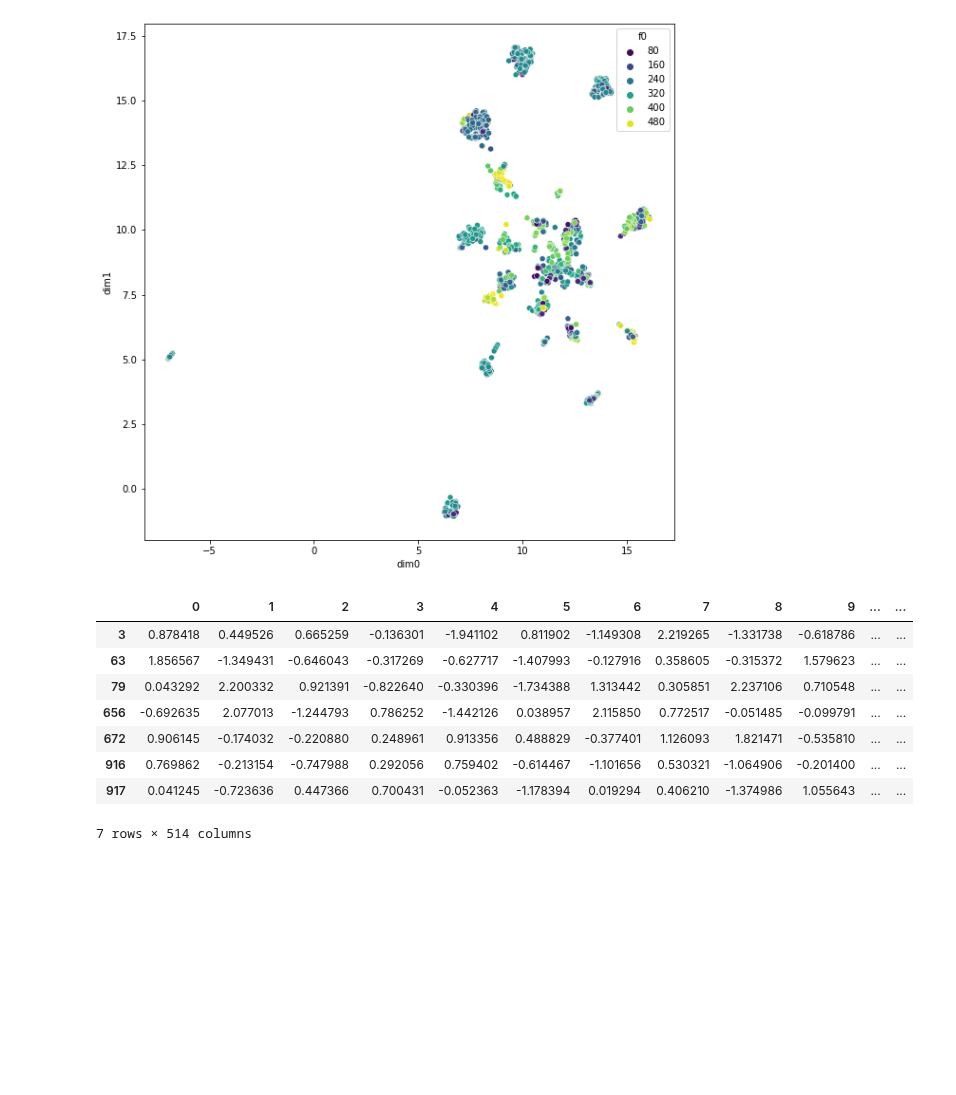
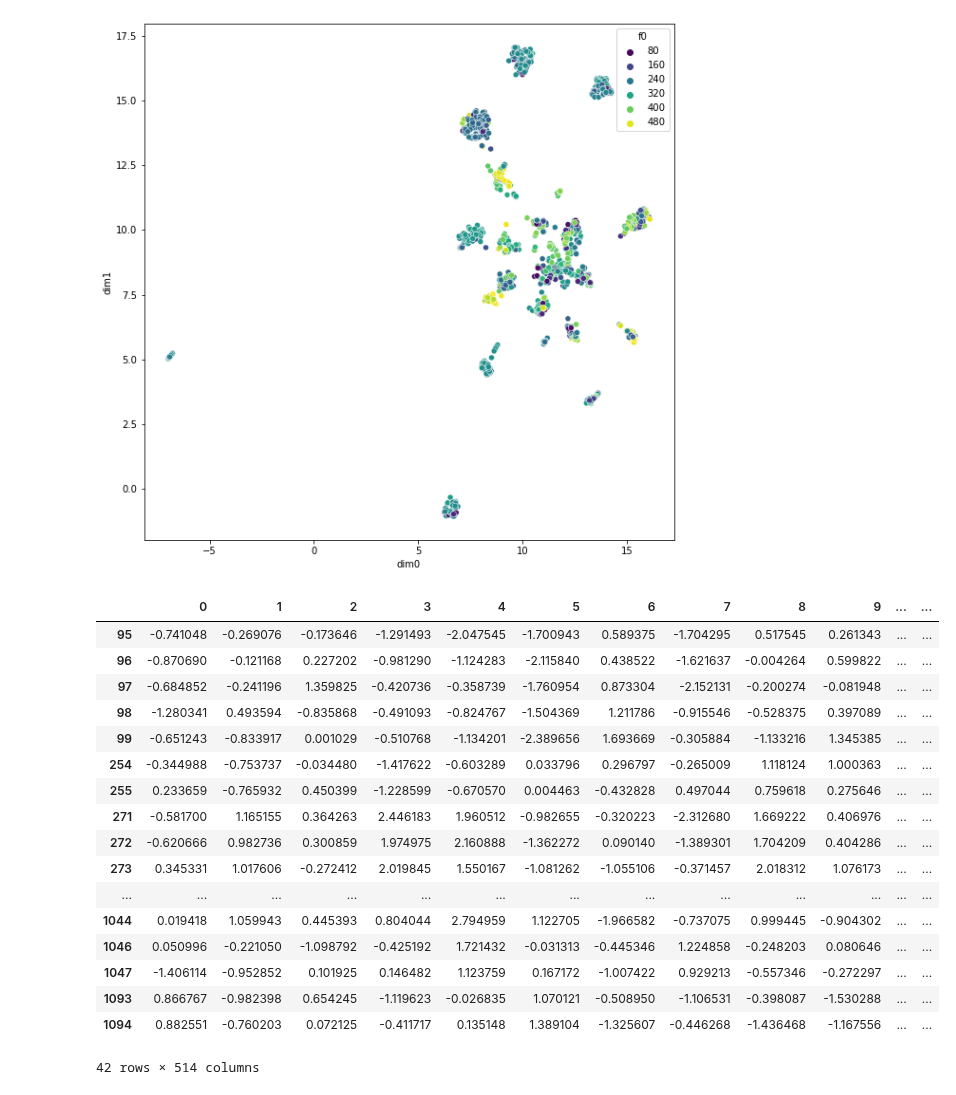
Before and after one commit to Rahul-Brito/infantvoice, a Jupyter notebook: scripts/Sohye Notebook.ipynb, the cells around one changed output. Saved outputs shown, nothing was run; the diff lists cells and outputs as text; code cells hidden in the pictures; blank space fills up the shorter version.

```diff
--- a/scripts/Sohye Notebook.ipynb
+++ b/scripts/Sohye Notebook.ipynb
@@ -227,14 +227,23 @@ sns.scatterplot(x=emb_umap.dim0, y=emb_umap.dim1, hue=emb.f0, palette="viridis")
 <AxesSubplot:xlabel='dim0', ylabel='dim1'>
 [figure]
 # %%
-emb[emb.f0 >1000]
+emb[emb.f0 <100]
 # %% [output]
 |  | 0 | 1 | 2 | 3 | 4 | 5 | 6 | 7 | 8 | 9 | ... | ... |
-| 3 | 0.878418 | 0.449526 | 0.665259 | -0.136301 | -1.941102 | 0.811902 | -1.149308 | 2.219265 | -1.331738 | -0.618786 | ... | ... |
-| 63 | 1.856567 | -1.349431 | -0.646043 | -0.317269 | -0.627717 | -1.407993 | -0.127916 | 0.358605 | -0.315372 | 1.579623 | ... | ... |
-| 79 | 0.043292 | 2.200332 | 0.921391 | -0.822640 | -0.330396 | -1.734388 | 1.313442 | 0.305851 | 2.237106 | 0.710548 | ... | ... |
-| 656 | -0.692635 | 2.077013 | -1.244793 | 0.786252 | -1.442126 | 0.038957 | 2.115850 | 0.772517 | -0.051485 | -0.099791 | ... | ... |
-| 672 | 0.906145 | -0.174032 | -0.220880 | 0.248961 | 0.913356 | 0.488829 | -0.377401 | 1.126093 | 1.821471 | -0.535810 | ... | ... |
-| 916 | 0.769862 | -0.213154 | -0.747988 | 0.292056 | 0.759402 | -0.614467 | -1.101656 | 0.530321 | -1.064906 | -0.201400 | ... | ... |
-| 917 | 0.041245 | -0.723636 | 0.447366 | 0.700431 | -0.052363 | -1.178394 | 0.019294 | 0.406210 | -1.374986 | 1.055643 | ... | ... |
+| 95 | -0.741048 | -0.269076 | -0.173646 | -1.291493 | -2.047545 | -1.700943 | 0.589375 | -1.704295 | 0.517545 | 0.261343 | ... | ... |
+| 96 | -0.870690 | -0.121168 | 0.227202 | -0.981290 | -1.124283 | -2.115840 | 0.438522 | -1.621637 | -0.004264 | 0.599822 | ... | ... |
+| 97 | -0.684852 | -0.241196 | 1.359825 | -0.420736 | -0.358739 | -1.760954 | 0.873304 | -2.152131 | -0.200274 | -0.081948 | ... | ... |
+| 98 | -1.280341 | 0.493594 | -0.835868 | -0.491093 | -0.824767 | -1.504369 | 1.211786 | -0.915546 | -0.528375 | 0.397089 | ... | ... |
+| 99 | -0.651243 | -0.833917 | 0.001029 | -0.510768 | -1.134201 | -2.389656 | 1.693669 | -0.305884 | -1.133216 | 1.345385 | ... | ... |
+| 254 | -0.344988 | -0.753737 | -0.034480 | -1.417622 | -0.603289 | 0.033796 | 0.296797 | -0.265009 | 1.118124 | 1.000363 | ... | ... |
+| 255 | 0.233659 | -0.765932 | 0.450399 | -1.228599 | -0.670570 | 0.004463 | -0.432828 | 0.497044 | 0.759618 | 0.275646 | ... | ... |
+| 271 | -0.581700 | 1.165155 | 0.364263 | 2.446183 | 1.960512 | -0.982655 | -0.320223 | -2.312680 | 1.669222 | 0.406976 | ... | ... |
+| 272 | -0.620666 | 0.982736 | 0.300859 | 1.974975 | 2.160888 | -1.362272 | 0.090140 | -1.389301 | 1.704209 | 0.404286 | ... | ... |
+| 273 | 0.345331 | 1.017606 | -0.272412 | 2.019845 | 1.550167 | -1.081262 | -1.055106 | -0.371457 | 2.018312 | 1.076173 | ... | ... |
+| ... | ... | ... | ... | ... | ... | ... | ... | ... | ... | ... | ... | ... |
+| 1044 | 0.019418 | 1.059943 | 0.445393 | 0.804044 | 2.794959 | 1.122705 | -1.966582 | -0.737075 | 0.999445 | -0.904302 | ... | ... |
+| 1046 | 0.050996 | -0.221050 | -1.098792 | -0.425192 | 1.721432 | -0.031313 | -0.445346 | 1.224858 | -0.248203 | 0.080646 | ... | ... |
+| 1047 | -1.406114 | -0.952852 | 0.101925 | 0.146482 | 1.123759 | 0.167172 | -1.007422 | 0.929213 | -0.557346 | -0.272297 | ... | ... |
+| 1093 | 0.866767 | -0.982398 | 0.654245 | -1.119623 | -0.026835 | 1.070121 | -0.508950 | -1.106531 | -0.398087 | -1.530288 | ... | ... |
+| 1094 | 0.882551 | -0.760203 | 0.072125 | -0.411717 | 0.135148 | 1.389104 | -1.325607 | -0.446268 | -1.436468 | -1.167556 | ... | ... |
-7 rows × 514 columns
+42 rows × 514 columns
```
